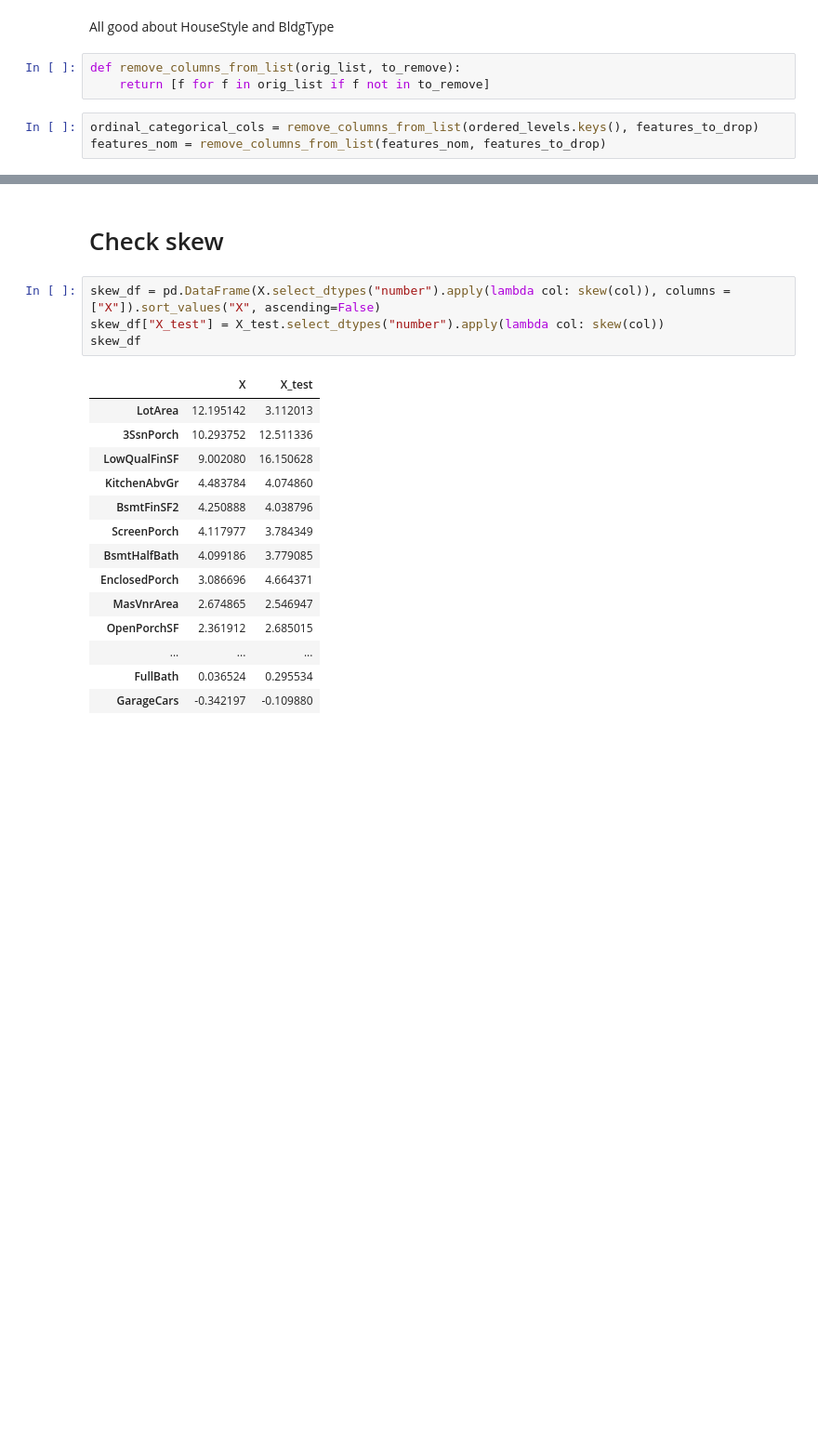
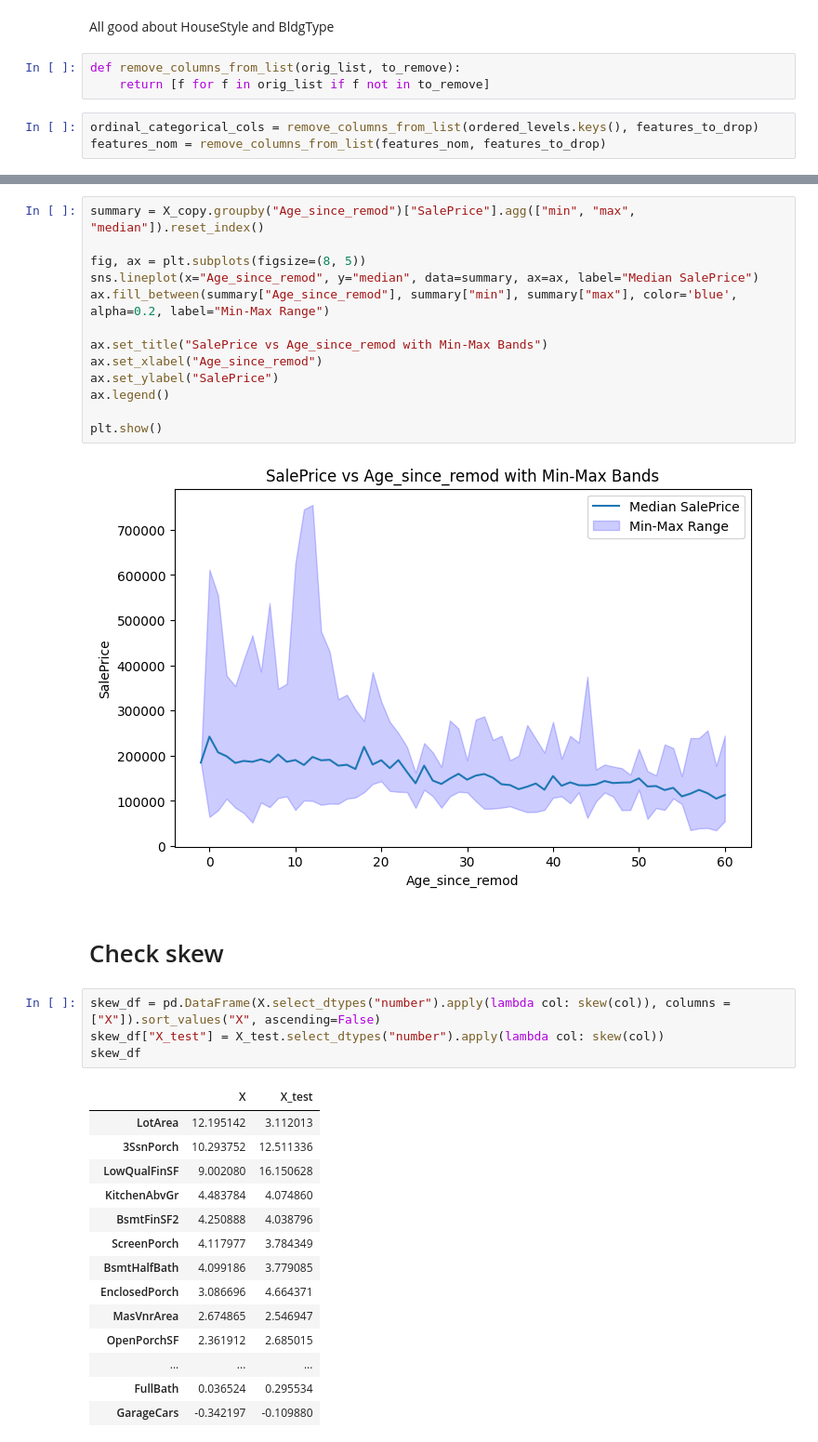
Before and after one commit to abhivij/housing_price_prediction, a Jupyter notebook: housing-price-prediction-part-2-exploratory.ipynb, the cells around one changed output, grey strips where cells are left out. Shown at 93% size. Saved outputs shown, nothing was run; the diff lists cells and outputs as text; blank space fills up the shorter version.

```diff
--- a/housing-price-prediction-part-2-exploratory.ipynb
+++ b/housing-price-prediction-part-2-exploratory.ipynb
@@ -1104,3 +1206,18 @@ features_nom = remove_columns_from_list(features_nom, features_to_drop)
+# %%
+summary = X_copy.groupby("Age_since_remod")["SalePrice"].agg(["min", "max", "median"]).reset_index()
+
+fig, ax = plt.subplots(figsize=(8, 5))
+sns.lineplot(x="Age_since_remod", y="median", data=summary, ax=ax, label="Median SalePrice")
+ax.fill_between(summary["Age_since_remod"], summary["min"], summary["max"], color='blue', alpha=0.2, label="Min-Max Range")
+
+ax.set_title("SalePrice vs Age_since_remod with Min-Max Bands")
+ax.set_xlabel("Age_since_remod")
+ax.set_ylabel("SalePrice")
+ax.legend()
+
+plt.show()
+# %% [output]
+[figure, added]
 # %% [markdown]
 # Check skew
 # %%
```
Also changed, not shown: parts of 66 cells of this notebook.
